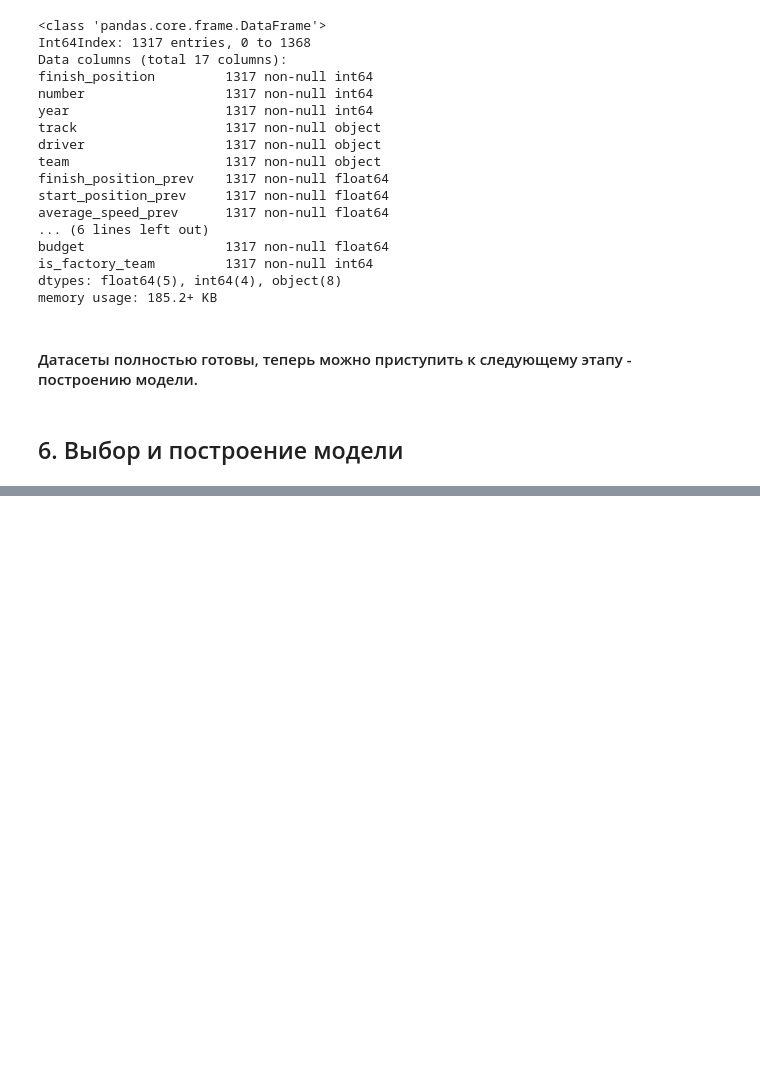
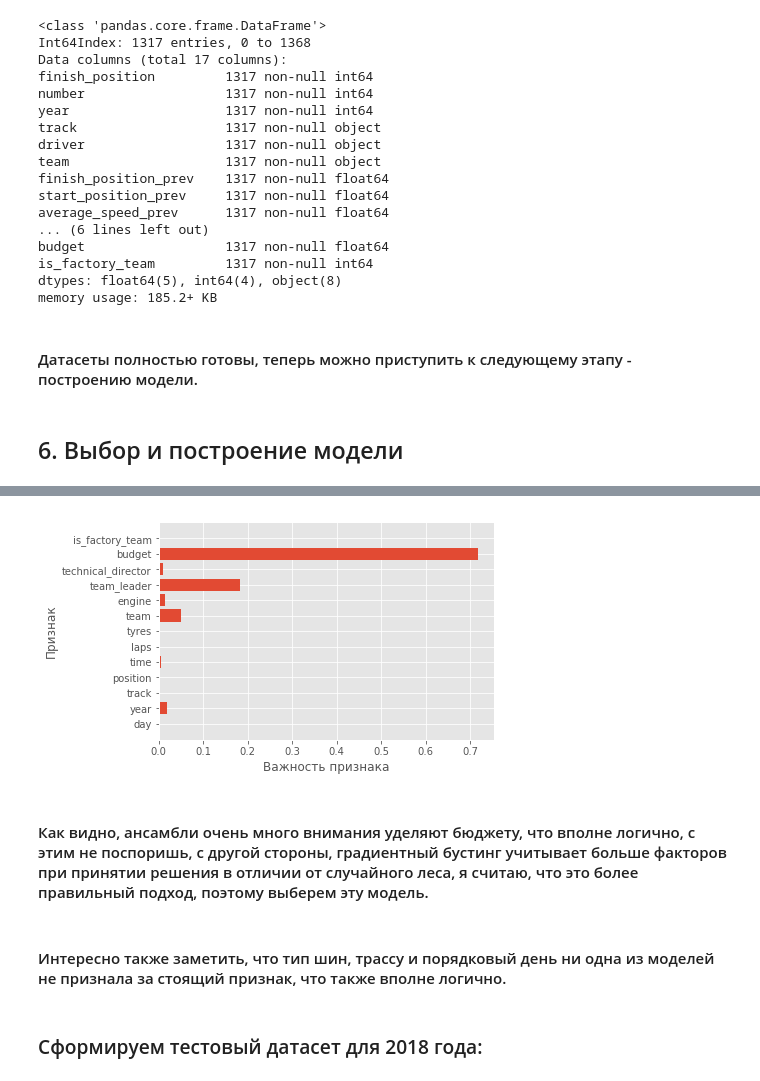
Before and after one commit to AndrewLrrr/f1-guru, a Jupyter notebook: f1-guru.ipynb, the cells around one changed output, grey strips where cells are left out. Saved outputs shown, nothing was run; the diff lists cells and outputs as text; code cells hidden in the pictures; blank space fills up the shorter version.

```diff
--- a/f1-guru.ipynb
+++ b/f1-guru.ipynb
@@ -728,0 +844,10 @@ memory usage: 185.2+ KB
+# %%
+plot_feature_importances(model_rf.estimator, df_testing_X)
+# %% [output]
+[figure, added]
+# %% [markdown]
+#### Как видно, ансамбли очень много внимания уделяют бюджету, что вполне логично, с этим не поспоришь, с другой стороны, градиентный бустинг учитывает больше факторов при принятии решения в отличии от случайного леса, я считаю, что это более правильный подход, поэтому выберем эту модель.
+# %% [markdown]
+#### Интересно также заметить, что тип шин, трассу и порядковый день ни одна из моделей не признала за стоящий признак, что также вполне логично.
+# %% [markdown]
+### Сформируем тестовый датасет для 2018 года:
```
Also changed, not shown: parts of 26 cells of this notebook.
